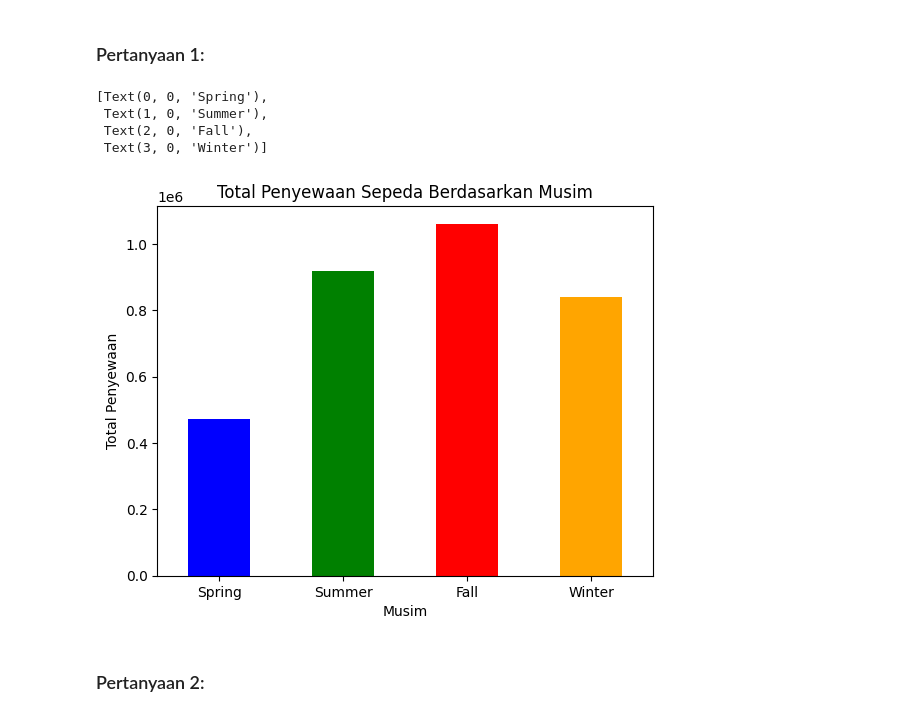
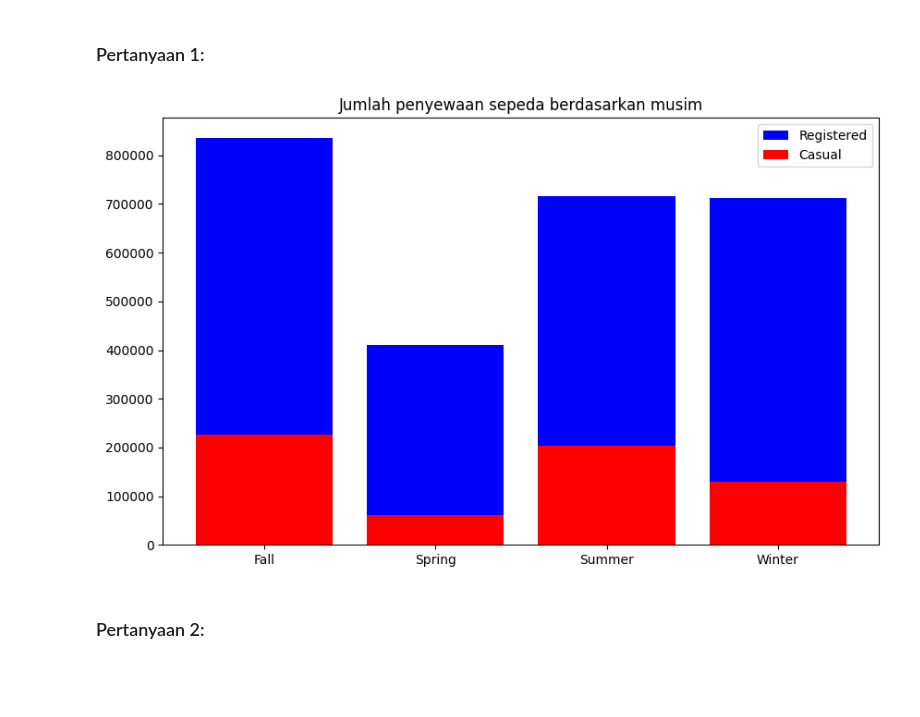
Before and after one commit to TandiyoDwi/Proyek-Analisis-Data, a Jupyter notebook: notebook.ipynb, the cells around one changed output. Drawn from its saved outputs; the diff is of its cells as text; code cells hidden in the pictures; blank space fills up the shorter version.

```diff
--- a/notebook.ipynb
+++ b/notebook.ipynb
@@ -217,0 +210,5 @@ hour_df_cleaned = hour_df.drop_duplicates()
+# %%
+day_df['season'] = day_df['season'].map({
+    1: 'Spring', 2: 'Summer', 3: 'Fall', 4: 'Winter'
+})
+day_df.head()
@@ -217,0 +224,5 @@ hour_df_cleaned = hour_df.drop_duplicates()
+# %%
+day_df['yr'] = day_df['yr'].map({
+    0: '2011', 1: '2012',
+})
+day_df.head()
@@ -217,0 +236,4 @@ hour_df_cleaned = hour_df.drop_duplicates()
+# %%
+day_df['season'] = day_df.season.astype('category')
+day_df['yr'] = day_df.yr.astype('category')
+day_df.head()
@@ -229,20 +306,32 @@ hour_df_cleaned = hour_df.drop_duplicates()
 ## Visualization & Explanatory Analysis
 # %% [markdown]
 ### Pertanyaan 1:
-# %%
-#Pinjaman Sepeda Tiap Musim
-rental_musim = day_df.groupby("season")["cnt"].sum()
-fig, ax = plt.subplots()
-rental_musim.plot(kind='bar', color=['blue', 'green', 'red', 'orange'], ax=ax)
-ax.set_xlabel("Musim")
-ax.set_ylabel("Total Penyewaan")
-ax.set_title("Total Penyewaan Sepeda Berdasarkan Musim")
-ax.set_xticklabels(["Spring", "Summer", "Fall", "Winter"], rotation=0)
-# %% [output]
-[Text(0, 0, 'Spring'),
- Text(1, 0, 'Summer'),
- Text(2, 0, 'Fall'),
- Text(3, 0, 'Winter')]
-[figure, removed]
+# %%
+#Penyewaan Sepeda Tiap Musim
+season_usage = day_df.groupby("season", observed=False)[["registered", "casual"]].sum().reset_index()
+
+plt.figure(figsize=(10, 6))
+
+plt.bar(
+    season_usage["season"],
+    season_usage["registered"],
+    label="Registered",
+    color="blue"
+)
+
+plt.bar(
+    season_usage["season"],
+    season_usage["casual"],
+    label="Casual",
+    color="red"
+)
+
+plt.xlabel(None)
+plt.ylabel(None)
+plt.title("Jumlah penyewaan sepeda berdasarkan musim")
+plt.legend()
+plt.show()
+# %% [output]
+[figure, added]
 # %% [markdown]
 ### Pertanyaan 2:
```
Also changed, not shown: parts of 36 cells of this notebook, 5 other files.
